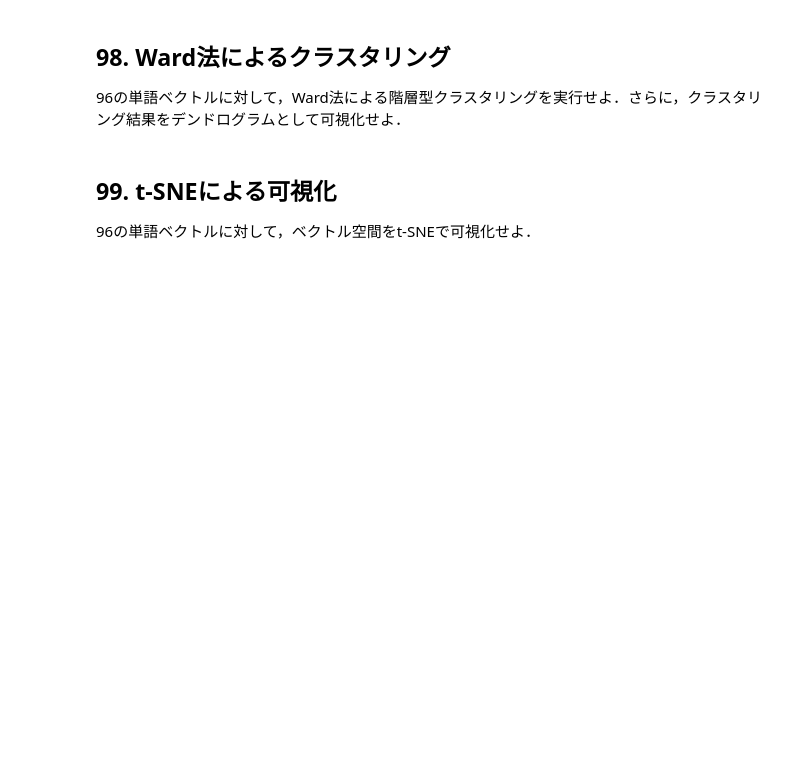
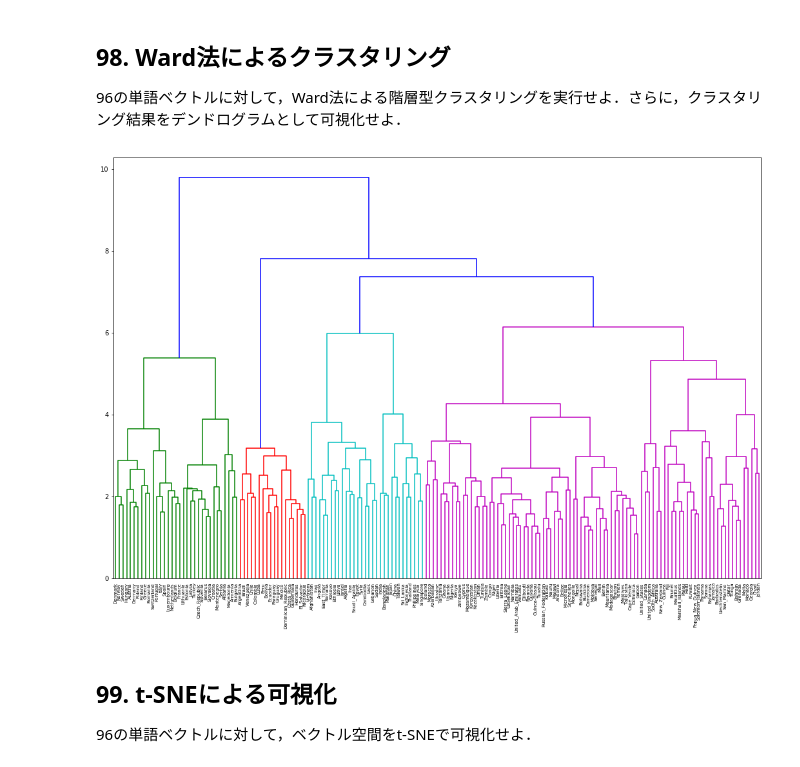
Before and after one commit to s7110/nlp-100-knock, a Jupyter notebook: chapter10/src/chapter10.ipynb, the cells around one changed output. Saved outputs shown, nothing was run; the diff lists cells and outputs as text; code cells hidden in the pictures; blank space fills up the shorter version.

```diff
--- a/chapter10/src/chapter10.ipynb
+++ b/chapter10/src/chapter10.ipynb
@@ -171,6 +304,22 @@ word2vecの学習結果から，国名に関するベクトルのみを抜き出
 # %% [markdown]
 ## 98. Ward法によるクラスタリング
 96の単語ベクトルに対して，Ward法による階層型クラスタリングを実行せよ．さらに，クラスタリング結果をデンドログラムとして可視化せよ．
+# %%
+from sklearn.externals import joblib
+from scipy.cluster.hierarchy import ward, dendrogram
+import matplotlib.pyplot as plt
+
+def knock_98():
+    country_names = joblib.load("../work/country_names.pkl")
+    country_vectors = joblib.load("../work/country_vectors.pkl")
+    model = ward(country_vectors)
+    dendrogram(model, labels=country_names, leaf_font_size=7)
+    plt.rcParams["figure.figsize"] = (18.0, 12.0)
+    plt.show()
+
+knock_98()
+# %% [output]
+[figure, added]
 # %% [markdown]
 ## 99. t-SNEによる可視化
 96の単語ベクトルに対して，ベクトル空間をt-SNEで可視化せよ．
```
Also changed, not shown: parts of 10 cells of this notebook, 4 other files.
